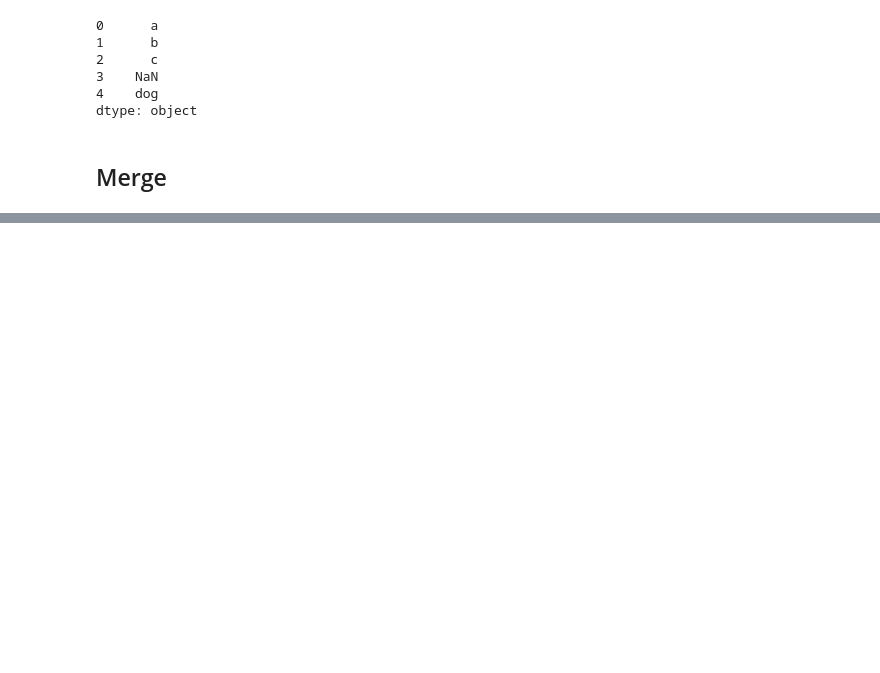
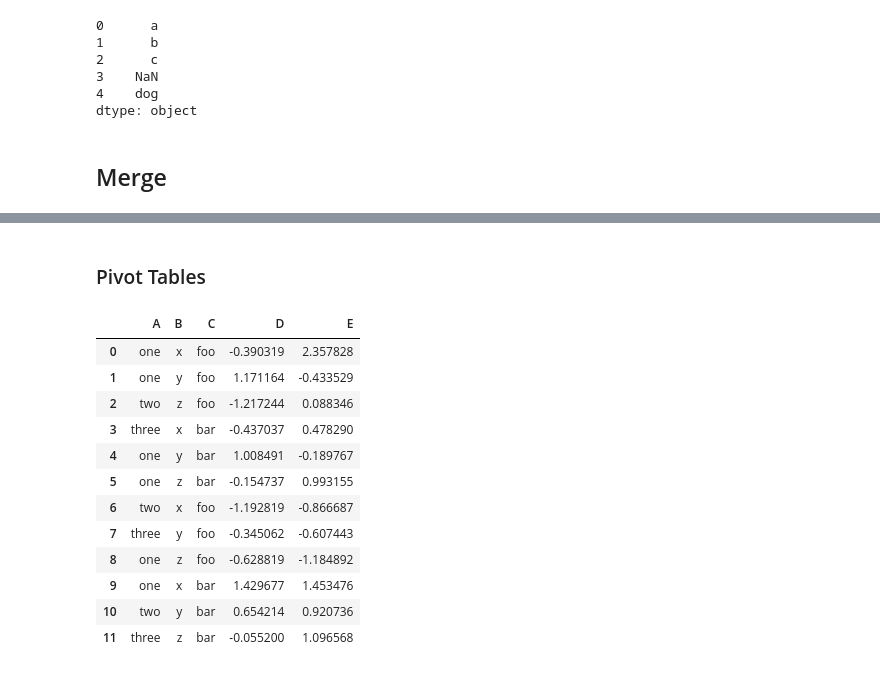
Before and after one commit to hnomura/python-study, a Jupyter notebook: pandas/intro-10min.ipynb, the cells around one changed output, grey strips where cells are left out. Drawn from its saved outputs; the diff is of its cells as text; code cells hidden in the pictures; blank space fills up the shorter version.

```diff
--- a/pandas/intro-10min.ipynb
+++ b/pandas/intro-10min.ipynb
@@ -549,0 +815,26 @@ dtype: object
+# %% [markdown]
+### Pivot Tables
+# %%
+# Test Data
+df = pd.DataFrame({
+    'A': ['one','one','two','three'] * 3,
+    'B': ['x','y','z'] * 4,
+    'C': ['foo','foo','foo','bar','bar','bar'] * 2,
+    'D': np.random.randn(12),
+    'E': np.random.randn(12)
+})
+df
+# %% [output]
+|  | A | B | C | D | E |
+| 0 | one | x | foo | -0.390319 | 2.357828 |
+| 1 | one | y | foo | 1.171164 | -0.433529 |
+| 2 | two | z | foo | -1.217244 | 0.088346 |
+| 3 | three | x | bar | -0.437037 | 0.478290 |
+| 4 | one | y | bar | 1.008491 | -0.189767 |
+| 5 | one | z | bar | -0.154737 | 0.993155 |
+| 6 | two | x | foo | -1.192819 | -0.866687 |
+| 7 | three | y | foo | -0.345062 | -0.607443 |
+| 8 | one | z | foo | -0.628819 | -1.184892 |
+| 9 | one | x | bar | 1.429677 | 1.453476 |
+| 10 | two | y | bar | 0.654214 | 0.920736 |
+| 11 | three | z | bar | -0.055200 | 1.096568 |
```
Also changed, not shown: parts of 58 cells of this notebook, 1 other file.
